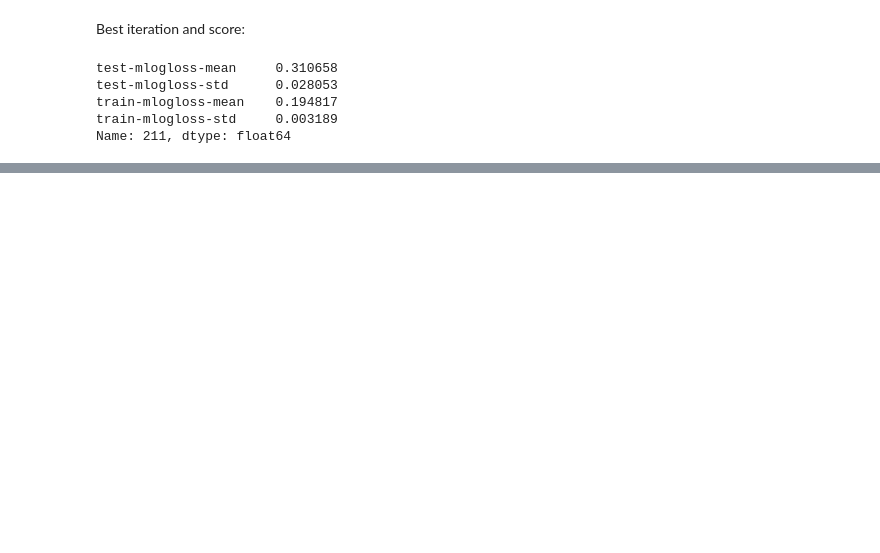
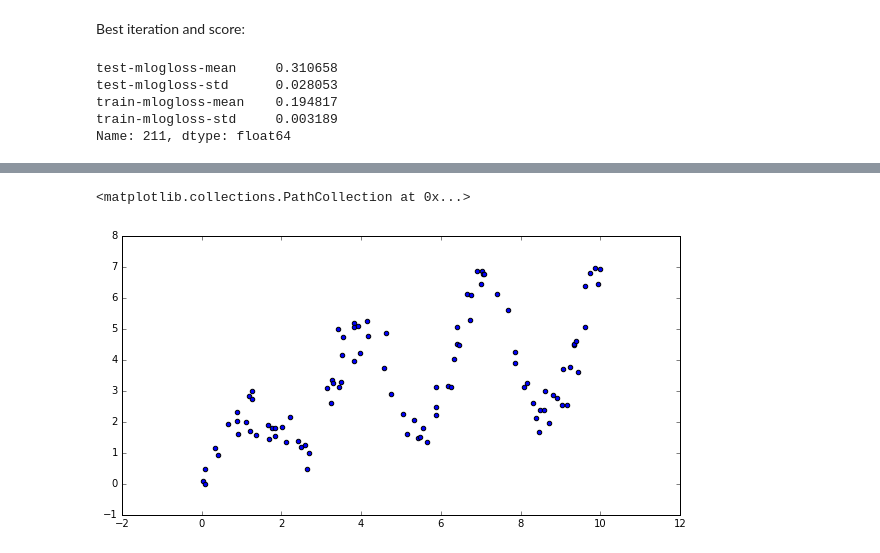
Before and after one commit to catena/ml-demo, a Jupyter notebook: report/Ensemble.ipynb, the cells around one changed output, grey strips where cells are left out. Drawn from its saved outputs; the diff is of its cells as text; code cells hidden in the pictures; blank space fills up the shorter version.

```diff
--- a/report/Ensemble.ipynb
+++ b/report/Ensemble.ipynb
@@ -233,0 +242,29 @@ Blending
+# %%
+from sklearn.ensemble import BaggingRegressor
+from sklearn.tree import DecisionTreeRegressor
+from sklearn.linear_model import LinearRegression
+from sklearn.neighbors import KNeighborsRegressor
+
+def f(x):
+    x = x.ravel()
+    return np.log(x + 1) * (2 + np.sin(2 * x))
+
+def generate(n_samples):
+    X = np.random.rand(n_samples) * 10
+    X = np.sort(X)
+    y = f(X) + np.random.normal(0.0, 0.5, n_samples)
+    return X.reshape(-1, 1), y
+
+np.random.seed(183872680)
+n_samples = 100
+X_train, y_train = generate(n_samples)
+X_test, y_test = generate(n_samples)
+
+clf_dc = KNeighborsRegressor(n_neighbors=10, weights='uniform', algorithm='auto', leaf_size=30)
+print(np.mean(cross_val_score(clf_dc, X_train, y_train, scoring='mean_squared_error', cv=5)))
+clf_dc.fit(X_train, y_train)
+
+clf_bag = BaggingRegressor(base_estimator=clf_dc, n_estimators=10, max_samples=0.8, max_features=1.0,
+                           bootstrap=True, bootstrap_features=False, random_state=12020, verbose=0)
+print(np.mean(cross_val_score(clf_bag, X_train, y_train, scoring='mean_squared_error', cv=5)))
+clf_bag.fit(X_train, y_train)
@@ -233,0 +280,6 @@ Blending
+# %%
+plt.figure(figsize=(10, 5))
+plt.scatter(X_train.ravel(), y_train)
+# %% [output]
+<matplotlib.collections.PathCollection at 0x...>
+[figure, added]
```
Also changed, not shown: parts of 10 cells of this notebook.
